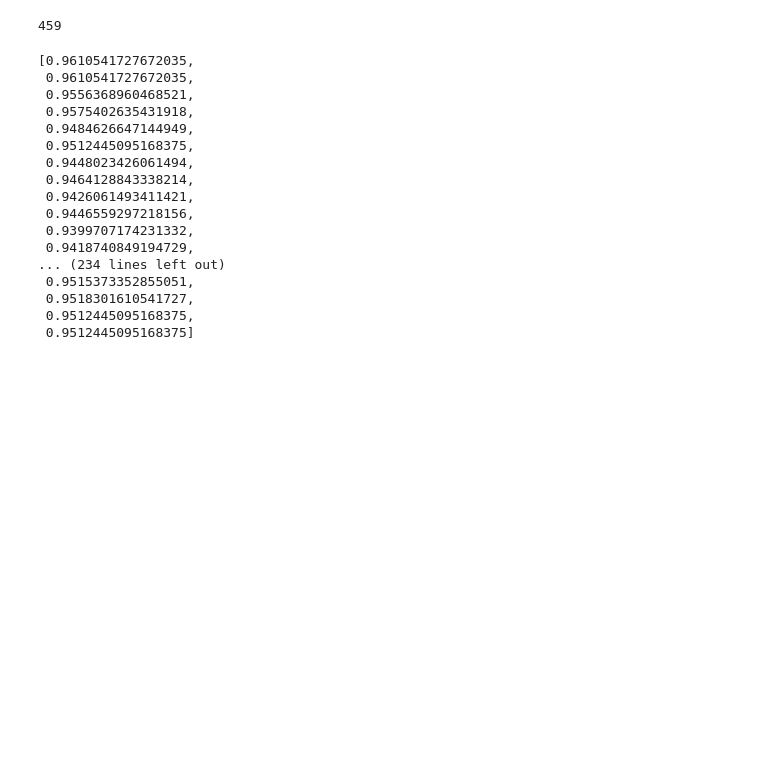
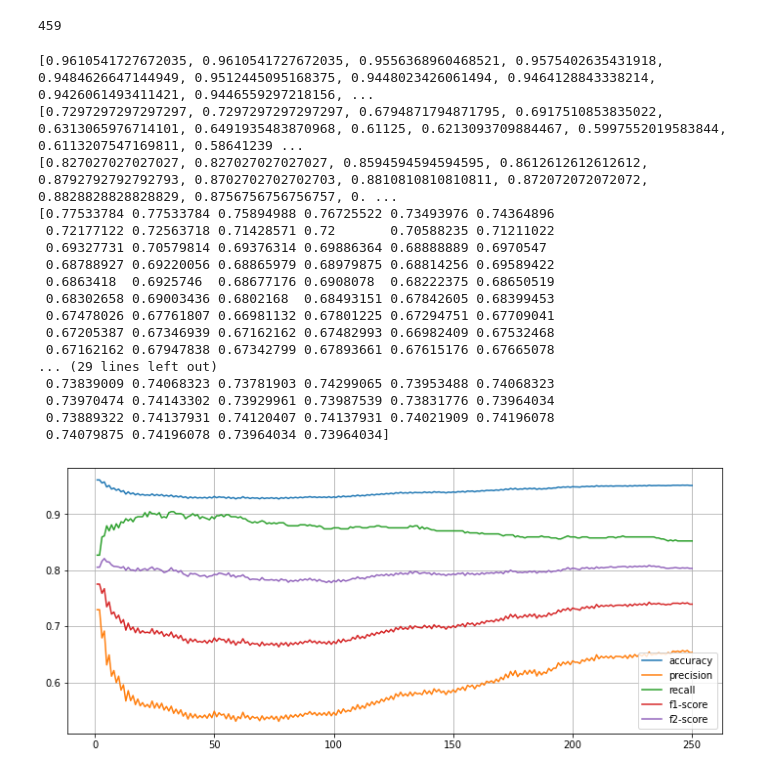
Before and after one commit to EMAT31530/ai-group-project-group-28, a Jupyter notebook: KNN testing/RealKNN/ActualKNN.ipynb, the cells around one changed output. Drawn from its saved outputs; the diff is of its cells as text; code cells hidden in the pictures; blank space fills up the shorter version.

```diff
--- a/KNN testing/RealKNN/ActualKNN.ipynb
+++ b/KNN testing/RealKNN/ActualKNN.ipynb
@@ -123,3 +108,5 @@ np.save('predictions.npy',predictions)
+# %%
+predictions = np.load('predictions.npy')
 # %%
 q = Counter(predictions[1])
 print(q)
@@ -156,20 +166,43 @@ q = Accuracy(predictions)
 # %%
-q
+accuracy = Accuracy(predictions)
+precision = Precision(predictions)
+recall = Recall(predictions)
+f = F_score(predictions)
+f2 = F_score(predictions,2)
+
+print(accuracy)
+print(precision)
+print(recall)
+print(f)
 # %% [output]
-[0.9610541727672035,
- 0.9610541727672035,
- 0.9556368960468521,
- 0.9575402635431918,
- 0.9484626647144949,
- 0.9512445095168375,
- 0.9448023426061494,
- 0.9464128843338214,
- 0.9426061493411421,
- 0.9446559297218156,
- 0.9399707174231332,
- 0.9418740849194729,
-... (234 lines left out)
- 0.9515373352855051,
- 0.9518301610541727,
- 0.9512445095168375,
- 0.9512445095168375]
+[0.9610541727672035, 0.9610541727672035, 0.9556368960468521, 0.9575402635431918, 0.9484626647144949, 0.9512445095168375, 0.9448023426061494, 0.9464128843338214, 0.9426061493411421, 0.9446559297218156, ...
+[0.7297297297297297, 0.7297297297297297, 0.6794871794871795, 0.6917510853835022, 0.6313065976714101, 0.6491935483870968, 0.61125, 0.6213093709884467, 0.5997552019583844, 0.6113207547169811, 0.58641239 ...
+[0.827027027027027, 0.827027027027027, 0.8594594594594595, 0.8612612612612612, 0.8792792792792793, 0.8702702702702703, 0.8810810810810811, 0.872072072072072, 0.8828828828828829, 0.8756756756756757, 0. ...
+[0.77533784 0.77533784 0.75894988 0.76725522 0.73493976 0.74364896
+ 0.72177122 0.72563718 0.71428571 0.72       0.70588235 0.71211022
+ 0.69327731 0.70579814 0.69376314 0.69886364 0.68888889 0.6970547
+ 0.68788927 0.69220056 0.68865979 0.68979875 0.68814256 0.69589422
+ 0.6863418  0.6925746  0.68677176 0.6908078  0.68222375 0.68650519
+ 0.68302658 0.69003436 0.6802168  0.68493151 0.67842605 0.68399453
+ 0.67478026 0.67761807 0.66981132 0.67801225 0.67294751 0.67709041
+ 0.67205387 0.67346939 0.67162162 0.67482993 0.66982409 0.67532468
+ 0.67162162 0.67947838 0.67342799 0.67893661 0.67615176 0.67665078
+... (29 lines left out)
+ 0.73839009 0.74068323 0.73781903 0.74299065 0.73953488 0.74068323
+ 0.73970474 0.74143302 0.73929961 0.73987539 0.73831776 0.73964034
+ 0.73889322 0.74137931 0.74120407 0.74137931 0.74021909 0.74196078
+ 0.74079875 0.74196078 0.73964034 0.73964034]
+# %%
+x = np.arange(1,len(precision) + 1)
+
+plt.figure(figsize=(12,5))
+plt.plot(x,accuracy,label='accuracy')
+plt.plot(x,precision,label='precision')
+plt.plot(x,recall,label='recall')
+plt.plot(x,f,label='f1-score')
+plt.plot(x,f2,label='f2-score')
+plt.legend()
+plt.grid(which='both')
+plt.show()
+# %% [output]
+[figure, added]
```
Also changed, not shown: parts of 4 cells of this notebook, 2 other files.
